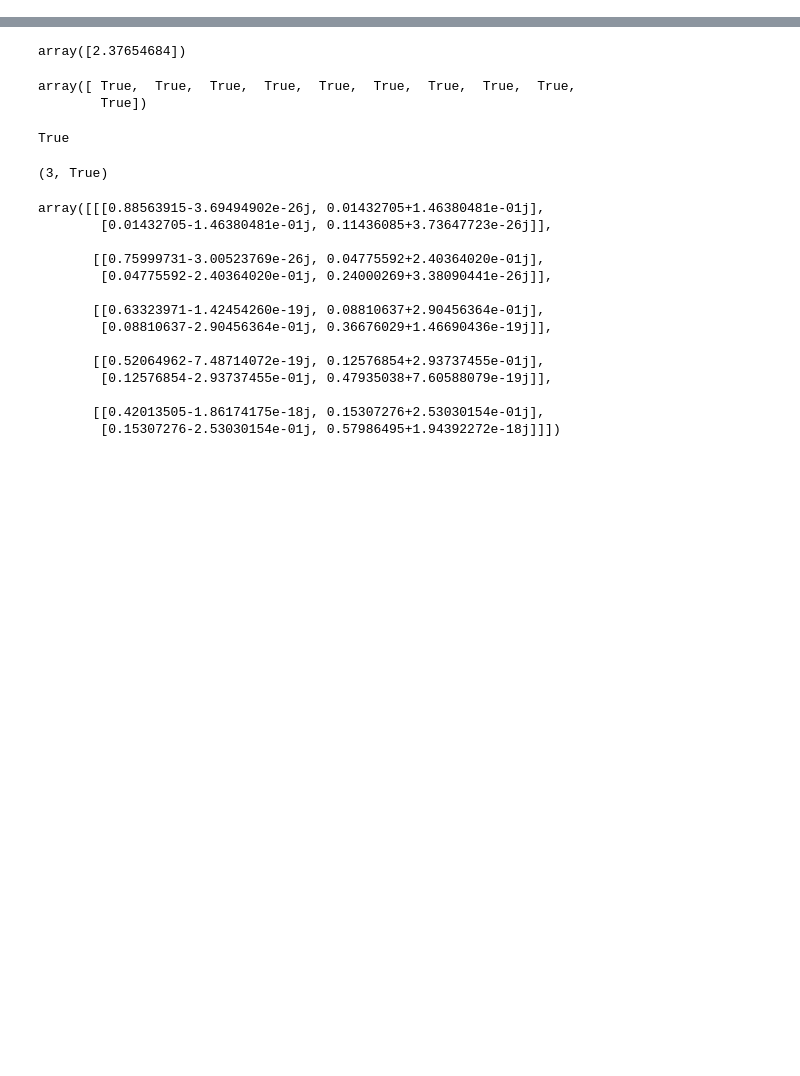
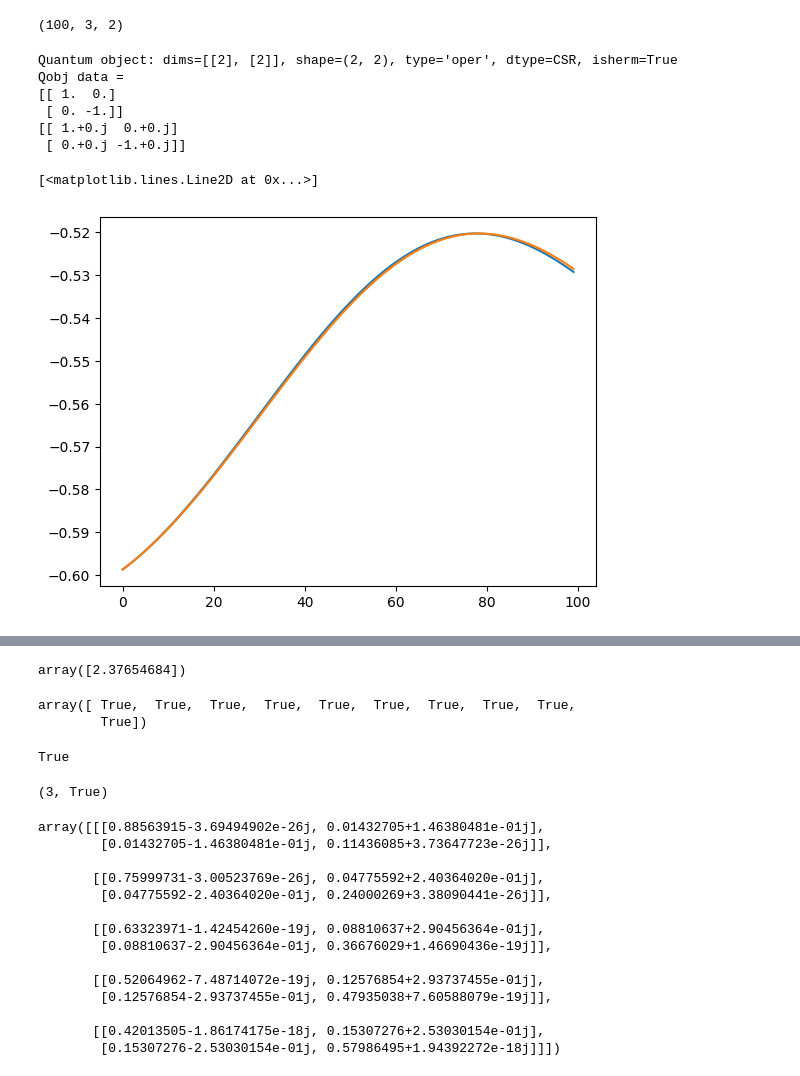
Before and after one commit to MarcoVetrano01/quantum_stuff, a Jupyter notebook: test.ipynb, the cells around one changed output, grey strips where cells are left out. Drawn from its saved outputs; the diff is of its cells as text; code cells hidden in the pictures; blank space fills up the shorter version.

```diff
--- a/test.ipynb
+++ b/test.ipynb
@@ -12,0 +254,40 @@ state.ndim
+# %%
+state0 = qs.random_qubit(2, pure = True, dm = True)
+J = qs.random_coupling(1, 2)
+Z = qs.local_operators(qs.sigmaz(), 2)
+X = qs.local_operators(qs.sigmax(), 2)
+H0 = csc_array(qs.interaction(qs.local_operators(qs.sigmax(),2), J)) + csc_array(np.sum(h*Z, 0 ))
+H1 = csc_array(np.sum(h * X, 0))
+cops = qs.local_operators(csc_array(np.sqrt(g)*qs.sigmam()), 2)
+# %%
+statet = np.zeros((100, 4, 4), dtype = complex)
+state = state0
+statet[0] = state0
+for i in range(1,100):
+    statet[i] = Lindblad_Propagator(Super_H(H0 + H1), Super_D(cops), 0.01, state).reshape(4,4)
+    state = statet[i]
+# %%
+misure = qs.measure(statet, [qs.sigmax(), -qs.sigmay(), qs.sigmaz()])
+# %%
+import matplotlib.pyplot as plt
+misure.shape
+# %% [output]
+(100, 3, 2)
+# %%
+result = qt.mesolve(qt.Qobj(H0.toarray(), dims=[[2]*2, [2]*2]) + qt.Qobj(H1.toarray(), dims=[[2]*2, [2]*2]), qt.Qobj(state0, dims = [[2]*2, [2]*2]), np.linspace(0, 1, 100), c_ops = [qt.Qobj(cop.toarray(), dims = [[2]*2, [2]*2]) for cop in cops], e_ops = [qt.tensor(qt.sigmax(), qt.identity(2)), qt.tensor(qt.sigmay(), qt.identity(2)), qt.tensor(qt.sigmaz(), qt.identity(2)), qt.tensor(qt.identity(2), qt.sigmax()), qt.tensor(qt.identity(2), qt.sigmay()), qt.tensor(qt.identity(2), qt.sigmaz())])
+# %%
+print(qt.sigmaz())
+print(qs.sigmaz())
+# %% [output]
+Quantum object: dims=[[2], [2]], shape=(2, 2), type='oper', dtype=CSR, isherm=True
+Qobj data =
+[[ 1.  0.]
+ [ 0. -1.]]
+[[ 1.+0.j  0.+0.j]
+ [ 0.+0.j -1.+0.j]]
+# %%
+plt.plot(result.expect[0], label = "X1")
+plt.plot(misure[0:,0,0])
+# %% [output]
+[<matplotlib.lines.Line2D at 0x...>]
+[figure, added]
```
Also changed, not shown: parts of 13 cells of this notebook, 2 other files.
